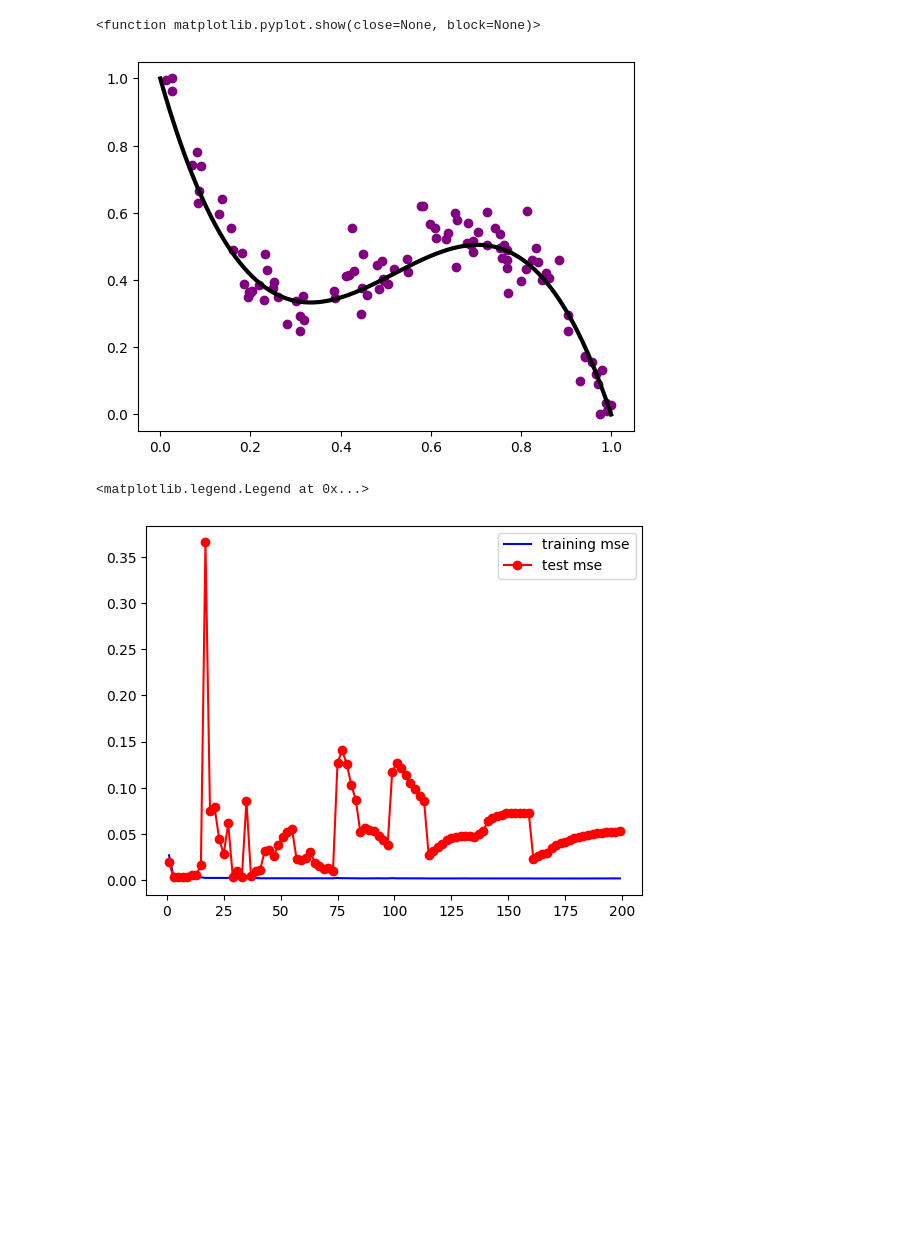
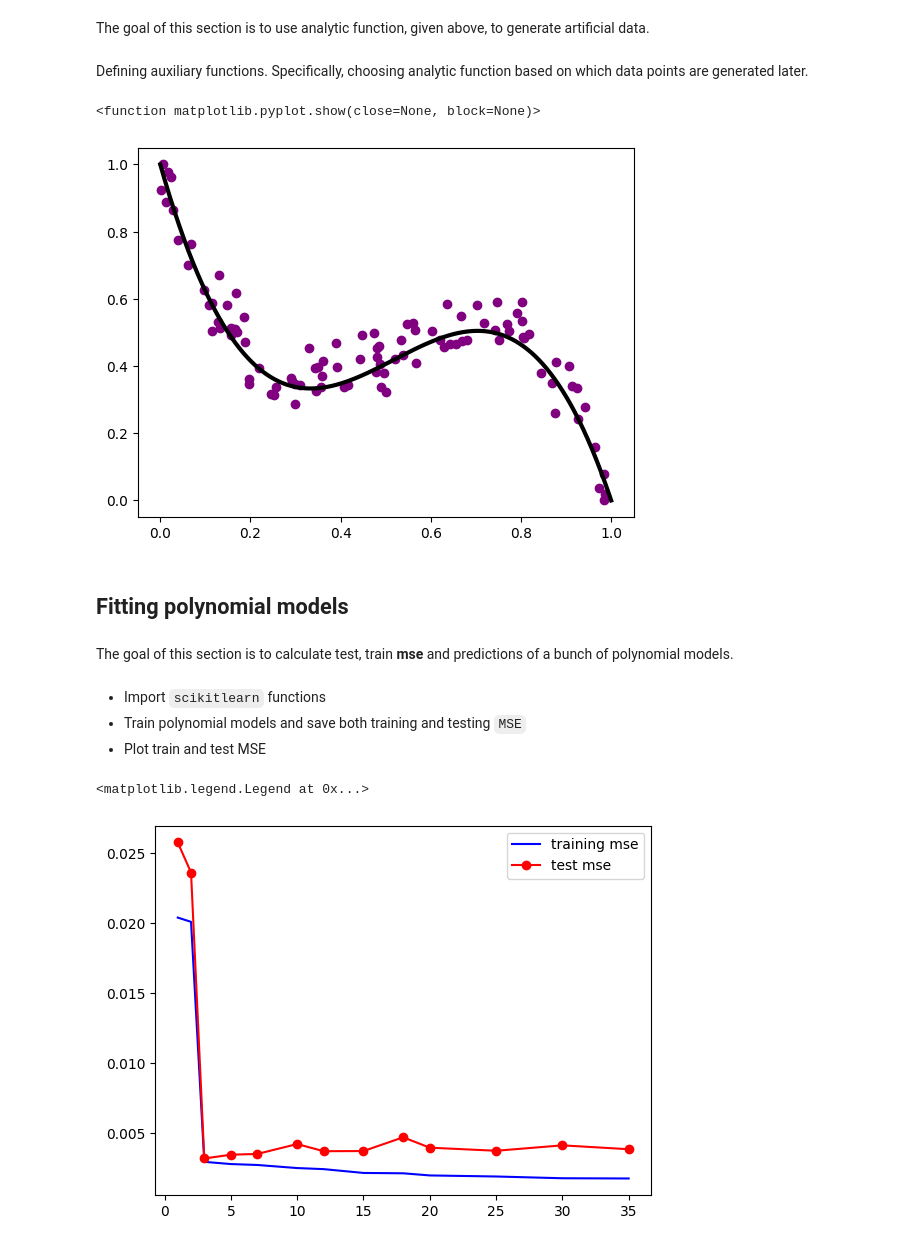
Before and after one commit to LexXxik/learning_statistical_learning, a Jupyter notebook: lessons/l_5_bias_variance_validation.ipynb, the cells around one changed output. Saved outputs shown, nothing was run; the diff lists cells and outputs as text; code cells hidden in the pictures; blank space fills up the shorter version.

```diff
--- a/lessons/l_5_bias_variance_validation.ipynb
+++ b/lessons/l_5_bias_variance_validation.ipynb
@@ -5 +16,3 @@ In this lesson, I adress the main drawbacks of simple linear regression: use of
+# %% [markdown]
+The goal of this section is to use analytic function, given above, to generate artificial data.
 # %%
@@ -6,4 +20,6 @@ In this lesson, I adress the main drawbacks of simple linear regression: use of
 import pandas as pd
 import numpy as np
 import matplotlib.pyplot as plt
+# %% [markdown]
+Defining auxiliary functions. Specifically, choosing analytic function based on which data points are generated later.
 # %%
@@ -20,22 +41,33 @@ f_analytic_vec = np.vectorize(f_analytic_single)
 def f_analytic(array):
     return np_normalize(f_analytic_vec(array))
 # %%
-range_plot = np.array([0.5, 14])
-refinement = 2000
-sample_size = 100
+# Parameters
+analytic_range = np.array([0.5, 14]) # range of analytic domain
+x_spacing= 2000 # number of points in anayltic domain
+sample_size = 100 # number of data points generated
 
-x_plot = np.linspace(range_plot.min(),range_plot.max(),refinement)
-x_random = np.sort(np.random.choice(x_plot, size=sample_size, replace=False))
+x_domain = np.linspace(analytic_range.min(),analytic_range.max(),x_spacing)
 
-y_analytic = f_analytic(x_plot)
-y_data = np_normalize(f_analytic(x_random) + np.random.normal(loc=0,scale=0.06,size=sample_size))
+# Picking random points from analytic domain
+x_random = np.sort(np.random.choice(x_domain , size=sample_size, replace=False))
 
-x_data = (x_random - range_plot.min()) / (range_plot.max() - range_plot.min())
+# Generating analytic function
+y_analytic = f_analytic(x_domain)
 
-plt.plot(np_normalize(x_plot),y_analytic, color="black", linewidth=3)
+# Adding random noise to random points from analytic domain
+#
+#                            standard deviation
+noise = np.random.normal(loc=0,scale=0.06,size=sample_size)
+y_data = np_normalize(f_analytic(x_random) + noise)
+
+# Normalizing data
+x_data = (x_random - analytic_range.min()) / (analytic_range.max() - analytic_range.min())
+
+# Plot generated data points and analytic function
+plt.plot(np_normalize(x_domain) ,y_analytic, color="black", linewidth=3)
 plt.scatter(x_data, y_data, marker='o', color='purple')
 plt.show
 # %% [output]
 <function matplotlib.pyplot.show(close=None, block=None)>
-[figure, old version]
+[figure, new version]
 # %%
@@ -42,4 +75,8 @@ plt.show
 df = pd.DataFrame({'x':list(x_data), 'y':list(y_data)})
 X = df[['x']]
 y = df['y']
+# %% [markdown]
+## Fitting polynomial models
+# %% [markdown]
+The goal of this section is to calculate test, train **mse** and predictions of a bunch of polynomial models.
 # %%
@@ -46,37 +84,43 @@ y = df['y']
 from sklearn.model_selection import train_test_split
 
 X_train, X_test, y_train, y_test = train_test_split(X, y, test_size=0.25, random_state=42)
+# %% [markdown]
+- Import ``scikitlearn`` functions
+- Train polynomial models and save both training and testing ``MSE``
+- Plot train and test MSE
 # %%
+# Import ``scikitlearn`` functions
 from sklearn.linear_model import LinearRegression
 from sklearn.preprocessing import PolynomialFeatures
 from sklearn.metrics import mean_squared_error
 
-poly_degrees = [i for i in range(1,200,2)]
+# Train polynomial models and save both training and testing ``MSE``
+poly_degrees = [1,2,3,5,7,10,12,15,18,20,25,30,35]
 model_train_mse = []
 model_test_mse = []
 y_model_train = []
 y_model_test = []
 
 for deg in poly_degrees:
     X_poly_train = PolynomialFeatures(degree=deg).fit_transform(X_train)
     X_poly_test = PolynomialFeatures(degree=deg).fit_transform(X_test)
 
     model = LinearRegression(fit_intercept=False)
     model.fit(X_poly_train, y_train)
 
     y_model_train.append(model.predict(X_poly_train))
     y_model_test.append(model.predict(X_poly_test))
 
     mse_train = mean_squared_error(y_train, y_model_train[-1])
     mse_test = mean_squared_error(y_test, y_model_test[-1])
 
     model_train_mse.append(mse_train)
     model_test_mse.append(mse_test)
 
-
+# Plot train and test MSE
 plt.plot(poly_degrees, model_train_mse, color='blue')
 plt.plot(poly_degrees, model_test_mse, color='red', marker='o')
 plt.legend(["training mse", "test mse"])
 # %% [output]
 <matplotlib.legend.Legend at 0x...>
-[figure, old version]
+[figure, new version]
```
Also changed, not shown: parts of 23 cells of this notebook.
